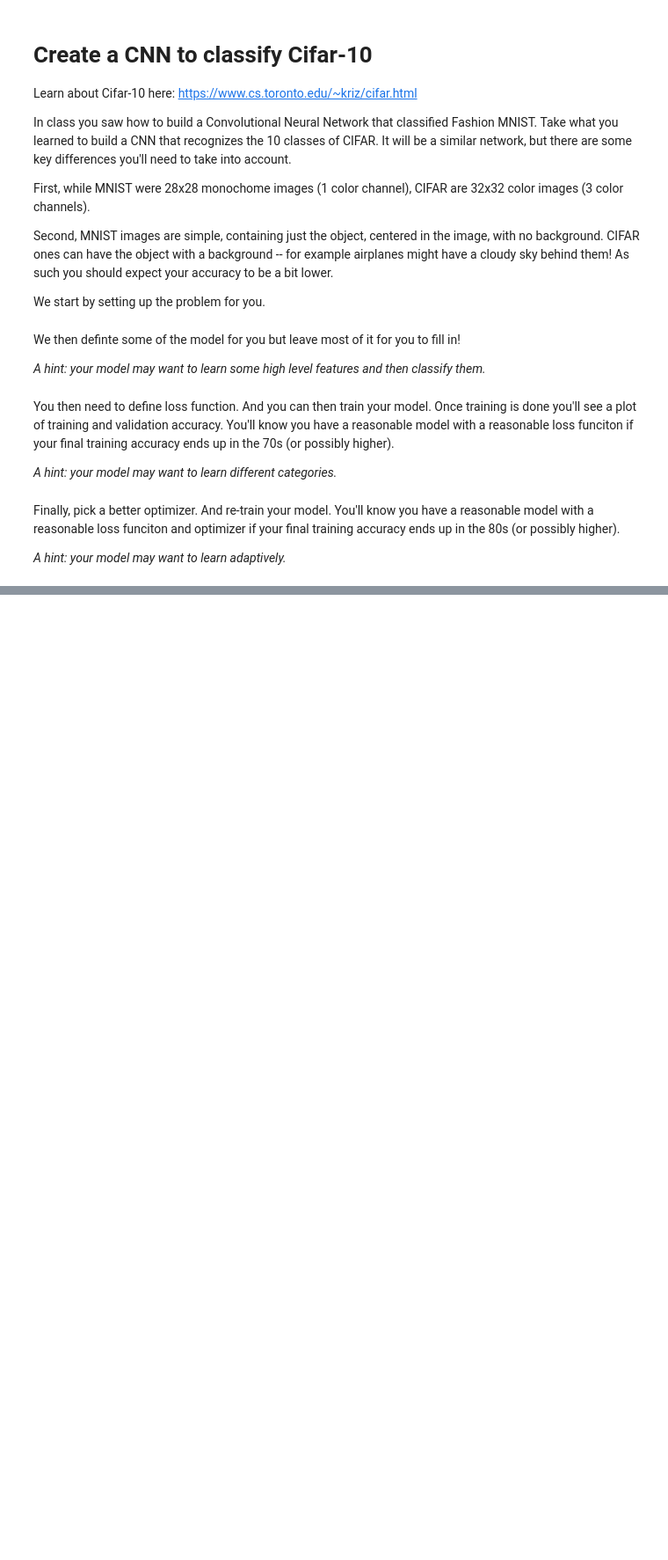
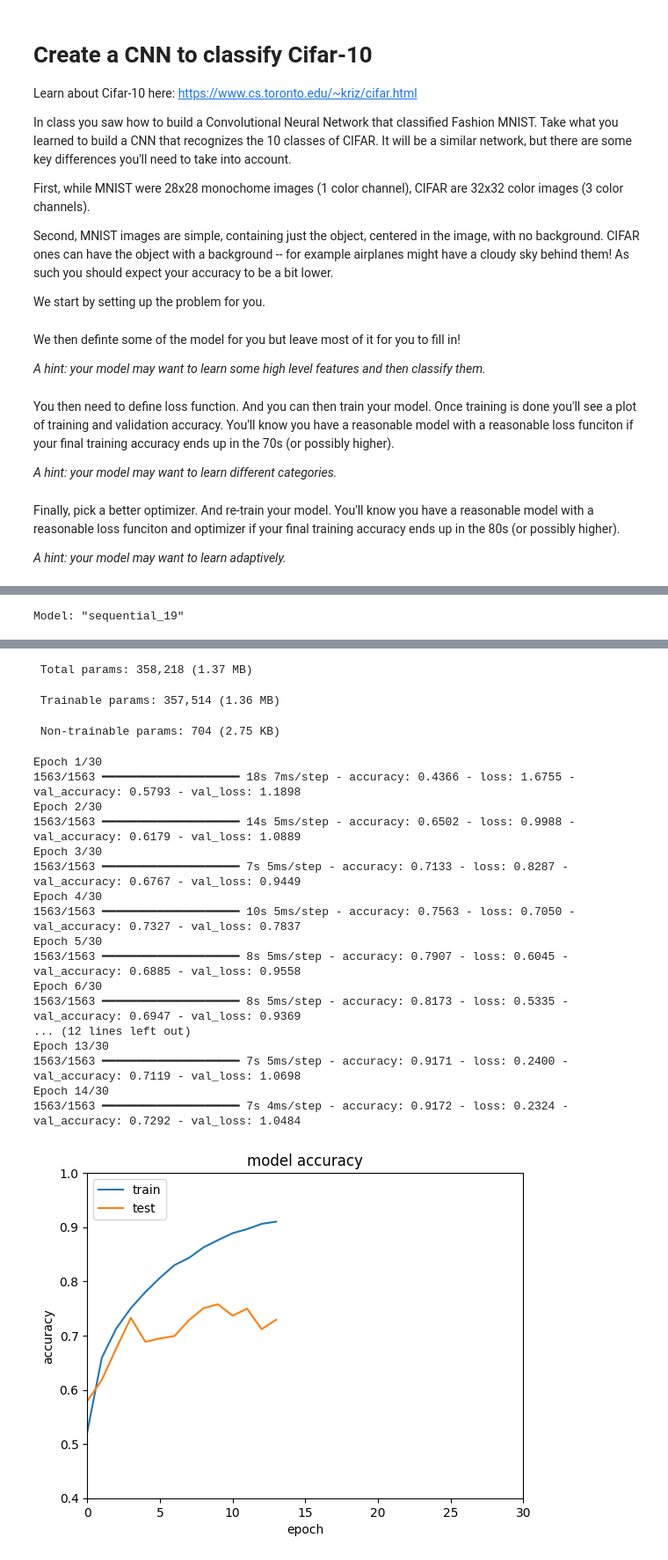
Before and after one commit to marciodbotas/MachineLearning, a Jupyter notebook: 2_3_9_Question.ipynb, the cells around one changed output, grey strips where cells are left out. Shown at 88% size. Drawn from its saved outputs; the diff is of its cells as text; code cells hidden in the pictures; blank space fills up the shorter version.

```diff
--- a/2_3_9_Question.ipynb
+++ b/2_3_9_Question.ipynb
@@ -101,0 +126,58 @@ plt.show()
+# %%
+from tensorflow.keras.callbacks import EarlyStopping
+
+LOSS = tf.keras.losses.SparseCategoricalCrossentropy(from_logits=True)
+NUM_EPOCHS = 30 #You can change this value if you like to experiment with it to get better accuracy
+OPTIMIZER = 'adam'
+
+FIRST_LAYER2 = layers.Conv2D(32, (3, 3), activation='relu', input_shape=(32, 32, 3))
+HIDDEN_LAYER_TYPE_12 = layers.MaxPooling2D((2, 2))
+HIDDEN_LAYER_TYPE_22 = layers.Conv2D(64, (3, 3), activation='relu')
+HIDDEN_LAYER_TYPE_32 = layers.MaxPooling2D((2, 2))
+HIDDEN_LAYER_TYPE_42 = layers.Conv2D(128, (3, 3), activation='relu')
+HIDDEN_LAYER_TYPE_52 = layers.Dense(128, activation='relu')
+LAST_LAYER2 = layers.Dense(10)
+
+model2 = models.Sequential([
+       FIRST_LAYER2,
+       HIDDEN_LAYER_TYPE_12,
+       layers.BatchNormalization(),
+       HIDDEN_LAYER_TYPE_22,
+       HIDDEN_LAYER_TYPE_32,
+       layers.BatchNormalization(),
+       HIDDEN_LAYER_TYPE_42,
+       layers.BatchNormalization(),
+       layers.Flatten(),
+       HIDDEN_LAYER_TYPE_52,
+       layers.BatchNormalization(),
+       tf.keras.layers.Dropout(0.3),
+       LAST_LAYER2,
+])
+
+
+model2.compile(optimizer=OPTIMIZER,
+              loss=LOSS,
+              metrics=['accuracy'])
+
+model2.summary()
+
+
+early_stop = tf.keras.callbacks.EarlyStopping(patience=10, restore_best_weights=True)
+
+
+history2 = model2.fit(train_images, train_labels, epochs=NUM_EPOCHS,
+                    validation_data=(test_images, test_labels),
+                    callbacks=[early_stop])
+
+# summarize history for accuracy
+plt.plot(history2.history['accuracy'])
+plt.plot(history2.history['val_accuracy'])
+plt.title('model accuracy')
+plt.ylabel('accuracy')
+plt.xlabel('epoch')
+plt.legend(['train', 'test'], loc='upper left')
+plt.xlim([0,NUM_EPOCHS])
+plt.ylim([0.4,1.0])
+plt.show()
+# %% [output]
+Model: "sequential_19"
@@ -101,0 +201,21 @@ plt.show()
+ Total params: 358,218 (1.37 MB)
+ Trainable params: 357,514 (1.36 MB)
+ Non-trainable params: 704 (2.75 KB)
+Epoch 1/30
+1563/1563 ━━━━━━━━━━━━━━━━━━━━ 18s 7ms/step - accuracy: 0.4366 - loss: 1.6755 - val_accuracy: 0.5793 - val_loss: 1.1898
+Epoch 2/30
+1563/1563 ━━━━━━━━━━━━━━━━━━━━ 14s 5ms/step - accuracy: 0.6502 - loss: 0.9988 - val_accuracy: 0.6179 - val_loss: 1.0889
+Epoch 3/30
+1563/1563 ━━━━━━━━━━━━━━━━━━━━ 7s 5ms/step - accuracy: 0.7133 - loss: 0.8287 - val_accuracy: 0.6767 - val_loss: 0.9449
+Epoch 4/30
+1563/1563 ━━━━━━━━━━━━━━━━━━━━ 10s 5ms/step - accuracy: 0.7563 - loss: 0.7050 - val_accuracy: 0.7327 - val_loss: 0.7837
+Epoch 5/30
+1563/1563 ━━━━━━━━━━━━━━━━━━━━ 8s 5ms/step - accuracy: 0.7907 - loss: 0.6045 - val_accuracy: 0.6885 - val_loss: 0.9558
+Epoch 6/30
+1563/1563 ━━━━━━━━━━━━━━━━━━━━ 8s 5ms/step - accuracy: 0.8173 - loss: 0.5335 - val_accuracy: 0.6947 - val_loss: 0.9369
+... (12 lines left out)
+Epoch 13/30
+1563/1563 ━━━━━━━━━━━━━━━━━━━━ 7s 5ms/step - accuracy: 0.9171 - loss: 0.2400 - val_accuracy: 0.7119 - val_loss: 1.0698
+Epoch 14/30
+1563/1563 ━━━━━━━━━━━━━━━━━━━━ 7s 4ms/step - accuracy: 0.9172 - loss: 0.2324 - val_accuracy: 0.7292 - val_loss: 1.0484
+[figure, added]
```
Also changed, not shown: parts of 6 cells of this notebook.
